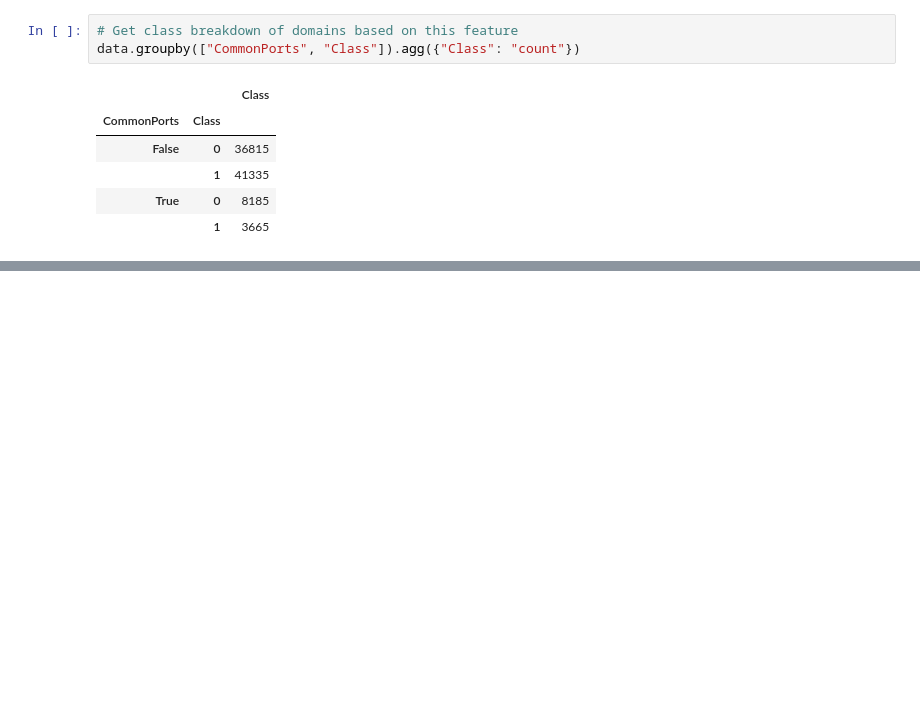
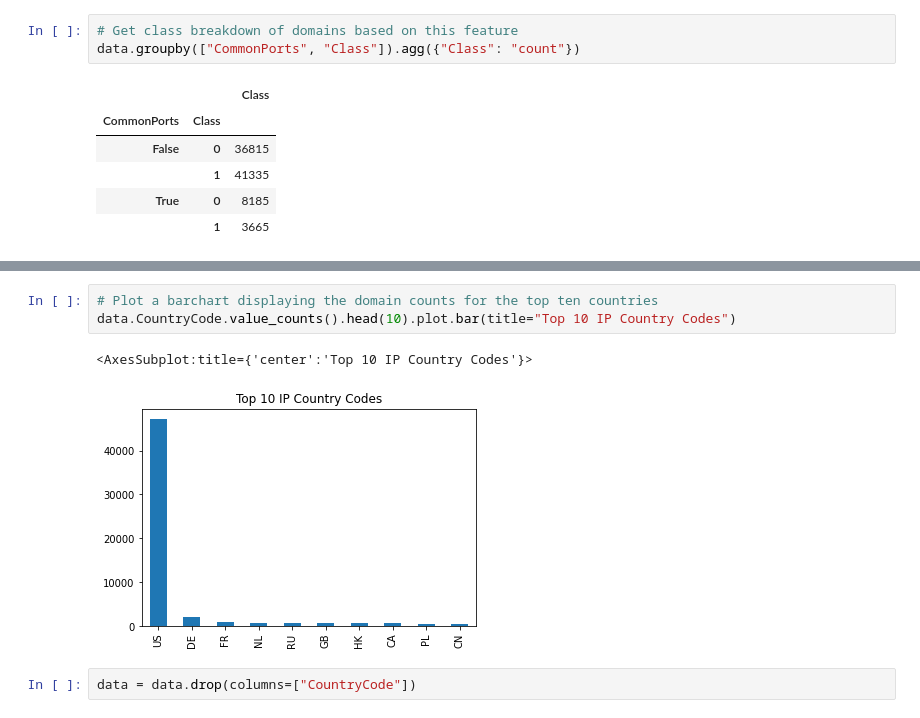
Before and after one commit to lukem1/malicious-domain-classification, a Jupyter notebook: preprocessing.ipynb, the cells around one changed output, grey strips where cells are left out. Drawn from its saved outputs; the diff is of its cells as text; blank space fills up the shorter version.

Commit message:
Preprocessing: features CountryCode - ASN

```diff
--- a/preprocessing.ipynb
+++ b/preprocessing.ipynb
@@ -231,0 +240,8 @@ data.groupby(["CommonPorts", "Class"]).agg({"Class": "count"})
+# %%
+# Plot a barchart displaying the domain counts for the top ten countries
+data.CountryCode.value_counts().head(10).plot.bar(title="Top 10 IP Country Codes")
+# %% [output]
+<AxesSubplot:title={'center':'Top 10 IP Country Codes'}>
+[figure, added]
+# %%
+data = data.drop(columns=["CountryCode"])
```
Also changed, not shown: parts of 15 cells of this notebook.
